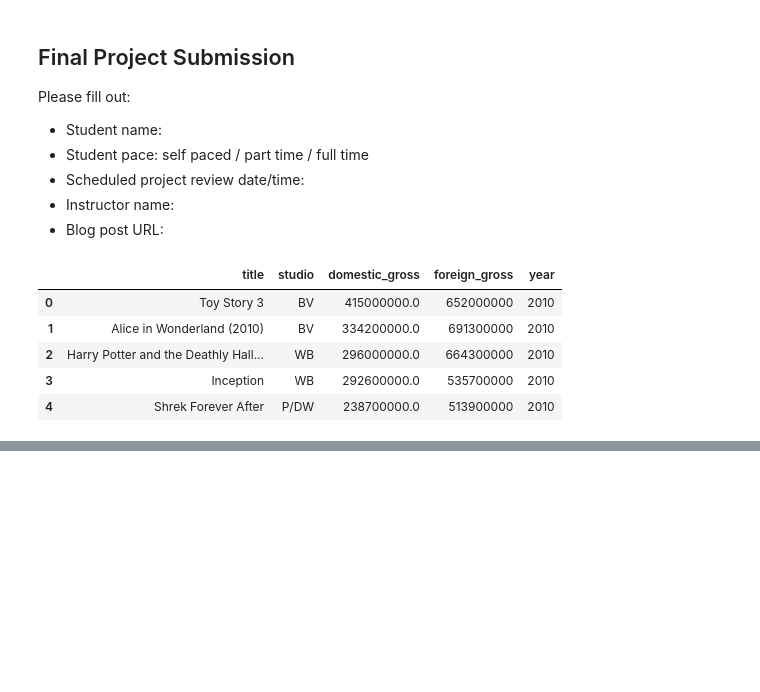
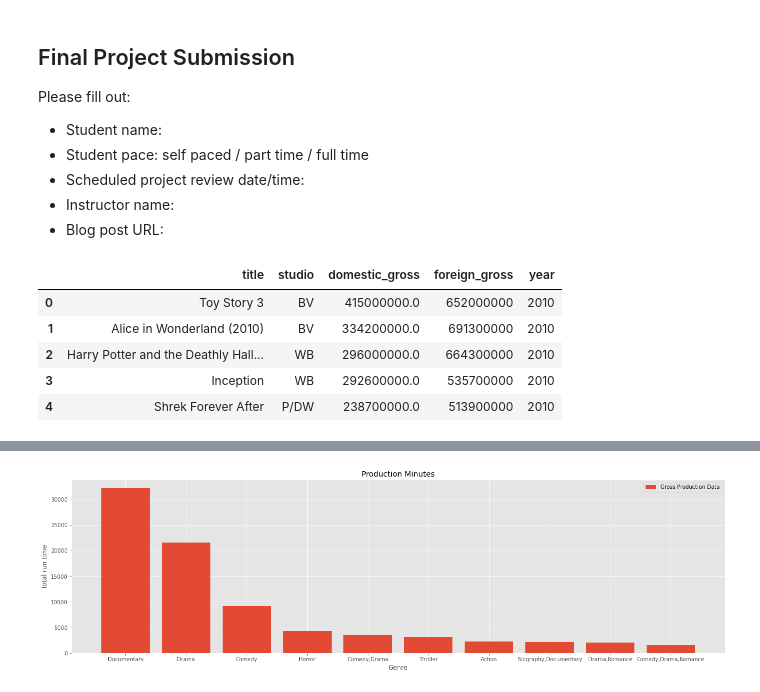
Before and after one commit to RyanKeats/dat_3_30th_August, a Jupyter notebook: student.ipynb, the cells around one changed output, grey strips where cells are left out. Saved outputs shown, nothing was run; the diff lists cells and outputs as text; code cells hidden in the pictures; blank space fills up the shorter version.

```diff
--- a/student.ipynb
+++ b/student.ipynb
@@ -539,0 +318,21 @@ movie_info3.tail(10)
+# %%
+# I have chosen to use bar graphs as I feel they are the most simplistic aesthetically.
+y = [32185, 21486, 9177, 4372, 3519, 3046, 2219, 2115, 2079, 1558]
+x = range(10)
+labels = ['Documentary', 'Drama', 'Comedy', 'Horror', 'Comedy,Drama' , 'Thriller',
+          'Action', 'Biography,Documentary' ,  'Drama,Romance', 'Comedy,Drama,Romance']
+
+# Create the plot
+fig, ax = plt.subplots(figsize=(22, 6))
+
+ax.bar(x, y, tick_label = labels)
+
+ax.set_title('Production Minutes')
+ax.set_ylabel('Total run time (Minutes)')
+ax.set_xlabel('Genre');
+
+ax.legend(["Gross Production Data"], loc=1);
+
+plt.style.use('ggplot')
+# %% [output]
+[figure, added]
```
Also changed, not shown: parts of 77 cells of this notebook.
